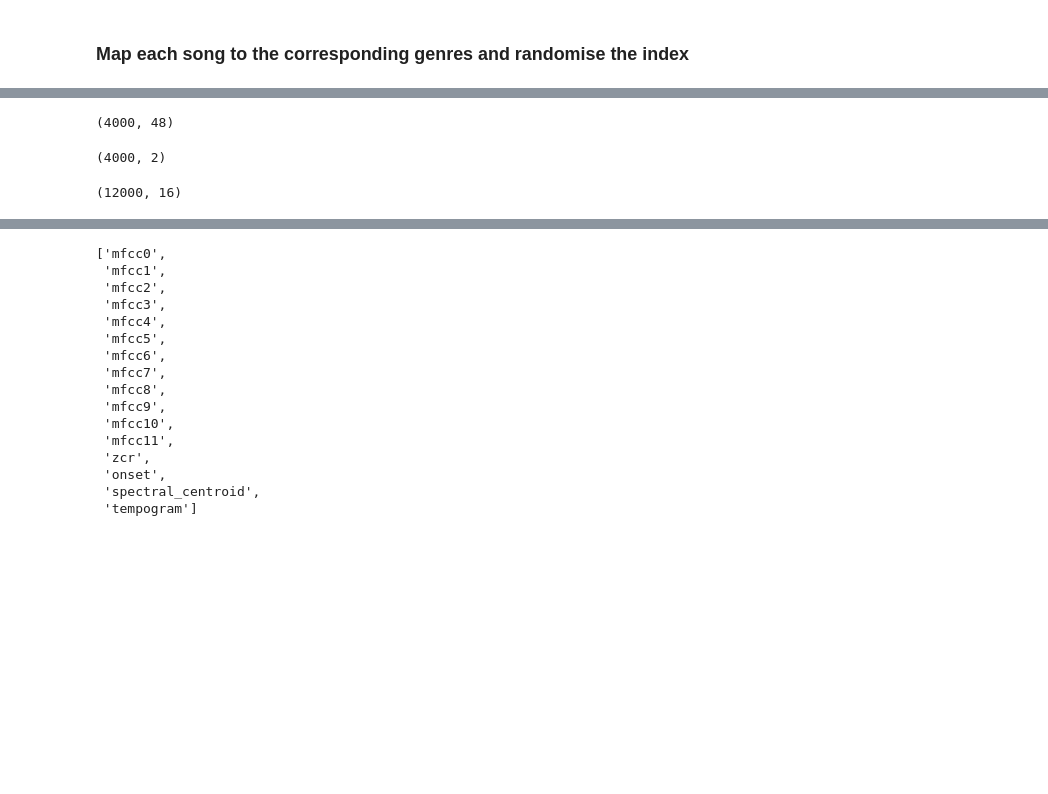
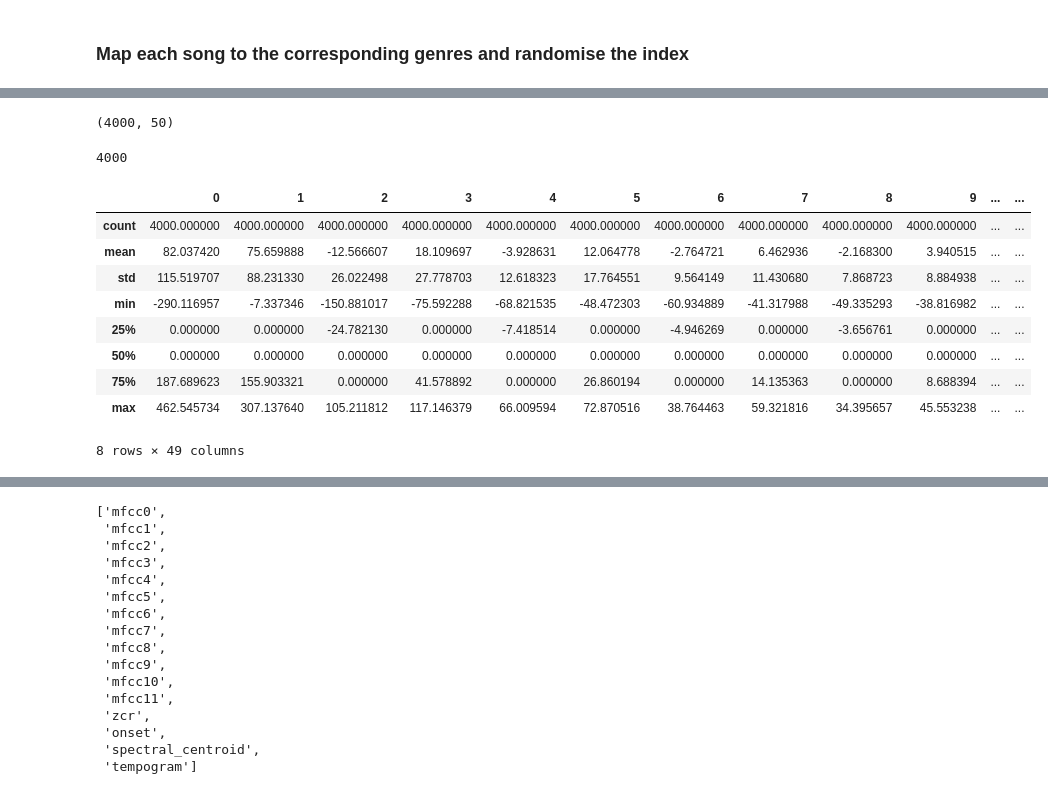
Before and after one commit to Chibukach/mir-fma, a Jupyter notebook: FullSongExtractionMachineLearning.ipynb, the cells around one changed output, grey strips where cells are left out. Drawn from its saved outputs; the diff is of its cells as text; code cells hidden in the pictures; blank space fills up the shorter version.

```diff
--- a/FullSongExtractionMachineLearning.ipynb
+++ b/FullSongExtractionMachineLearning.ipynb
@@ -43,14 +25,10 @@ orig_temp_df_size
-# %%
-temp_df = orig_temp_df[:,:total_num_of_features]
-rest_df = orig_temp_df[:,total_num_of_features:]
-
-print(temp_df.shape)
-rest_df.shape
-# %% [output]
-(4000, 48)
-(4000, 2)
-# %%
-temp_df = np.reshape(temp_df,(total_num_of_songs*num_of_hops_per_section,int(total_num_of_features/num_of_hops_per_section)))
-temp_df.shape
-# %% [output]
-(12000, 16)
+# %%
+df = pd.read_csv("FullSongFeatureExtraction.csv",index_col=0)
+df.shape
+# %% [output]
+(4000, 50)
+# %%
+total_num_of_songs, rep_features = df.shape
+total_num_of_songs
+# %% [output]
+4000
@@ -56,0 +44,13 @@ temp_df.shape
+# %%
+df.iloc[:,:rep_features].describe()
+# %% [output]
+|  | 0 | 1 | 2 | 3 | 4 | 5 | 6 | 7 | 8 | 9 | ... | ... |
+| count | 4000.000000 | 4000.000000 | 4000.000000 | 4000.000000 | 4000.000000 | 4000.000000 | 4000.000000 | 4000.000000 | 4000.000000 | 4000.000000 | ... | ... |
+| mean | 82.037420 | 75.659888 | -12.566607 | 18.109697 | -3.928631 | 12.064778 | -2.764721 | 6.462936 | -2.168300 | 3.940515 | ... | ... |
+| std | 115.519707 | 88.231330 | 26.022498 | 27.778703 | 12.618323 | 17.764551 | 9.564149 | 11.430680 | 7.868723 | 8.884938 | ... | ... |
+| min | -290.116957 | -7.337346 | -150.881017 | -75.592288 | -68.821535 | -48.472303 | -60.934889 | -41.317988 | -49.335293 | -38.816982 | ... | ... |
+| 25% | 0.000000 | 0.000000 | -24.782130 | 0.000000 | -7.418514 | 0.000000 | -4.946269 | 0.000000 | -3.656761 | 0.000000 | ... | ... |
+| 50% | 0.000000 | 0.000000 | 0.000000 | 0.000000 | 0.000000 | 0.000000 | 0.000000 | 0.000000 | 0.000000 | 0.000000 | ... | ... |
+| 75% | 187.689623 | 155.903321 | 0.000000 | 41.578892 | 0.000000 | 26.860194 | 0.000000 | 14.135363 | 0.000000 | 8.688394 | ... | ... |
+| max | 462.545734 | 307.137640 | 105.211812 | 117.146379 | 66.009594 | 72.870516 | 38.764463 | 59.321816 | 34.395657 | 45.553238 | ... | ... |
+8 rows × 49 columns
```
Also changed, not shown: parts of 48 cells of this notebook, 3 other files.
